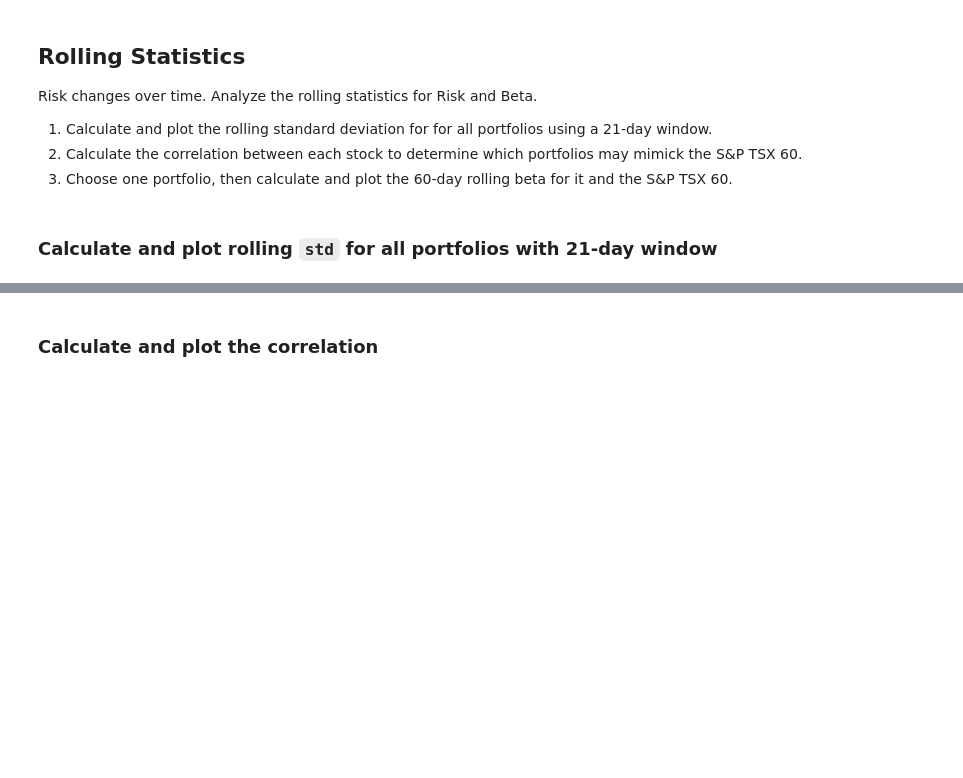
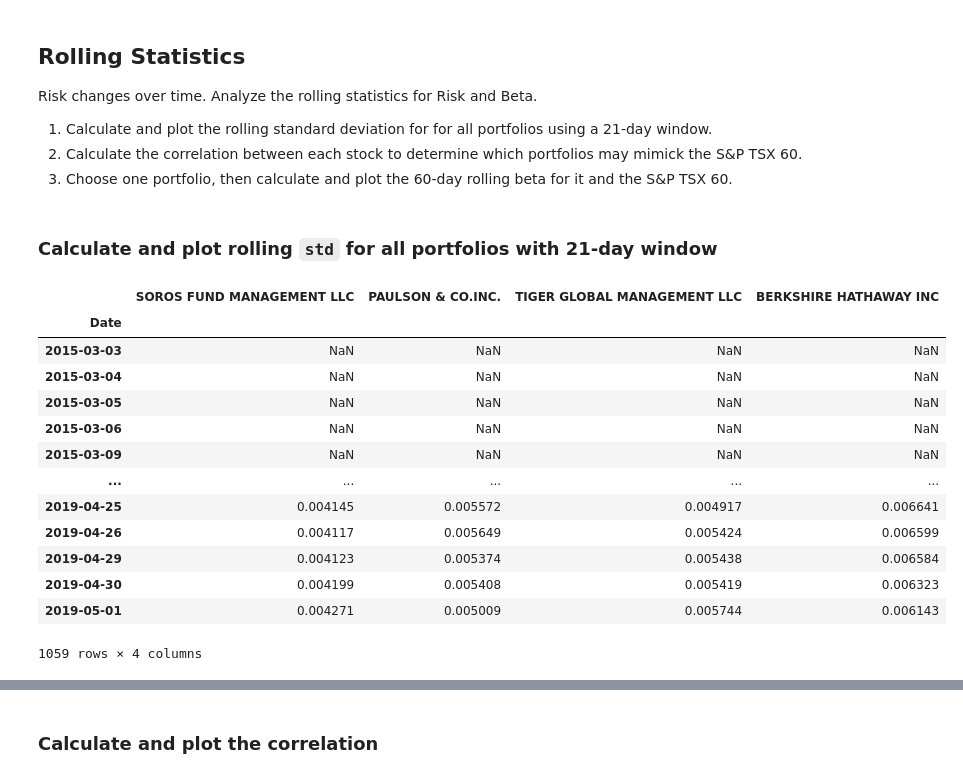
Before and after one commit to mr-alex-leonov/A-Whale-of-the-Port-folio-, a Jupyter notebook: whale_analysis.ipynb, the cells around one changed output, grey strips where cells are left out. Cells and saved outputs as stored; diff of their text form; code cells hidden in the pictures; blank space fills up the shorter version.

```diff
--- a/whale_analysis.ipynb
+++ b/whale_analysis.ipynb
@@ -340,0 +368,17 @@ Risk changes over time. Analyze the rolling statistics for Risk and Beta.
+# %%
+whale_returns_df.rolling(window=21).std()
+# %% [output]
+|  | SOROS FUND MANAGEMENT LLC | PAULSON & CO.INC. | TIGER GLOBAL MANAGEMENT LLC | BERKSHIRE HATHAWAY INC |
+| Date |  |  |  |  |
+| 2015-03-03 | NaN | NaN | NaN | NaN |
+| 2015-03-04 | NaN | NaN | NaN | NaN |
+| 2015-03-05 | NaN | NaN | NaN | NaN |
+| 2015-03-06 | NaN | NaN | NaN | NaN |
+| 2015-03-09 | NaN | NaN | NaN | NaN |
+| ... | ... | ... | ... | ... |
+| 2019-04-25 | 0.004145 | 0.005572 | 0.004917 | 0.006641 |
+| 2019-04-26 | 0.004117 | 0.005649 | 0.005424 | 0.006599 |
+| 2019-04-29 | 0.004123 | 0.005374 | 0.005438 | 0.006584 |
+| 2019-04-30 | 0.004199 | 0.005408 | 0.005419 | 0.006323 |
+| 2019-05-01 | 0.004271 | 0.005009 | 0.005744 | 0.006143 |
+1059 rows × 4 columns
```
Also changed, not shown: parts of 15 cells of this notebook.
